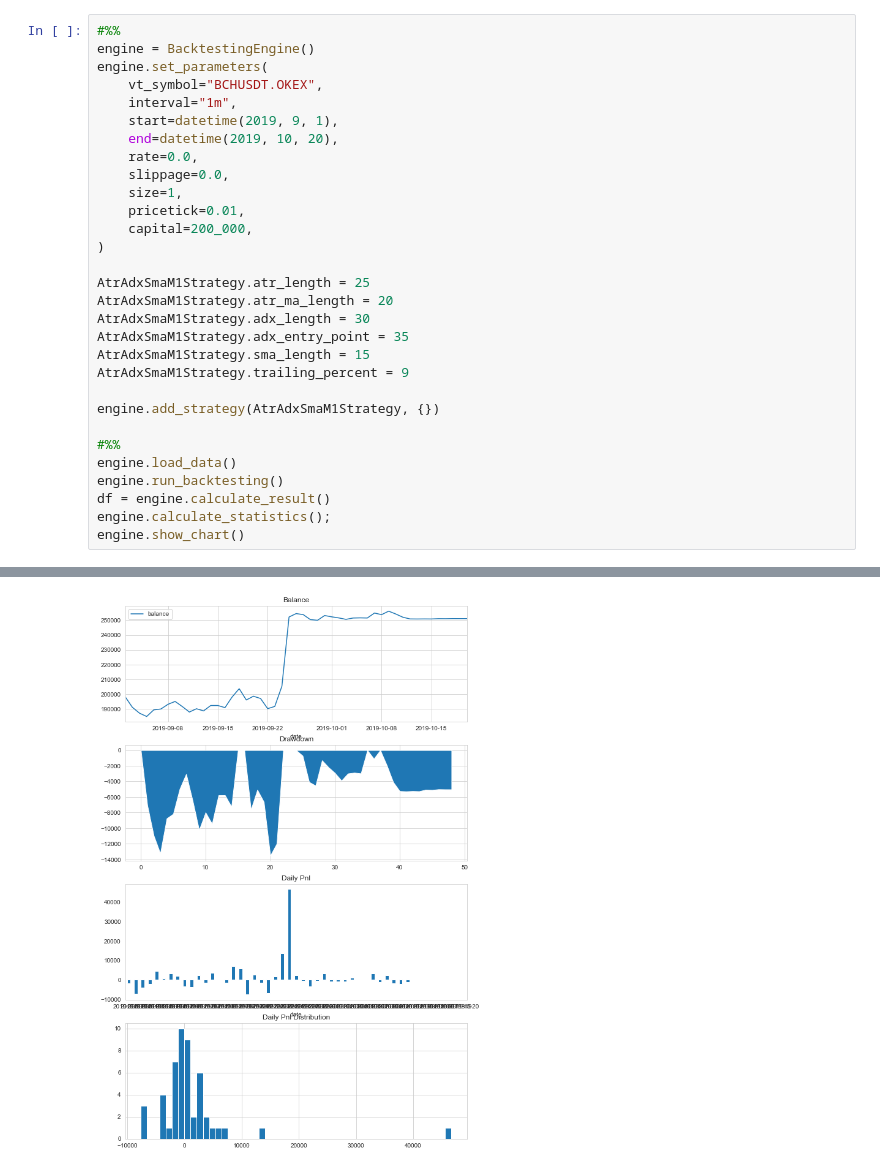
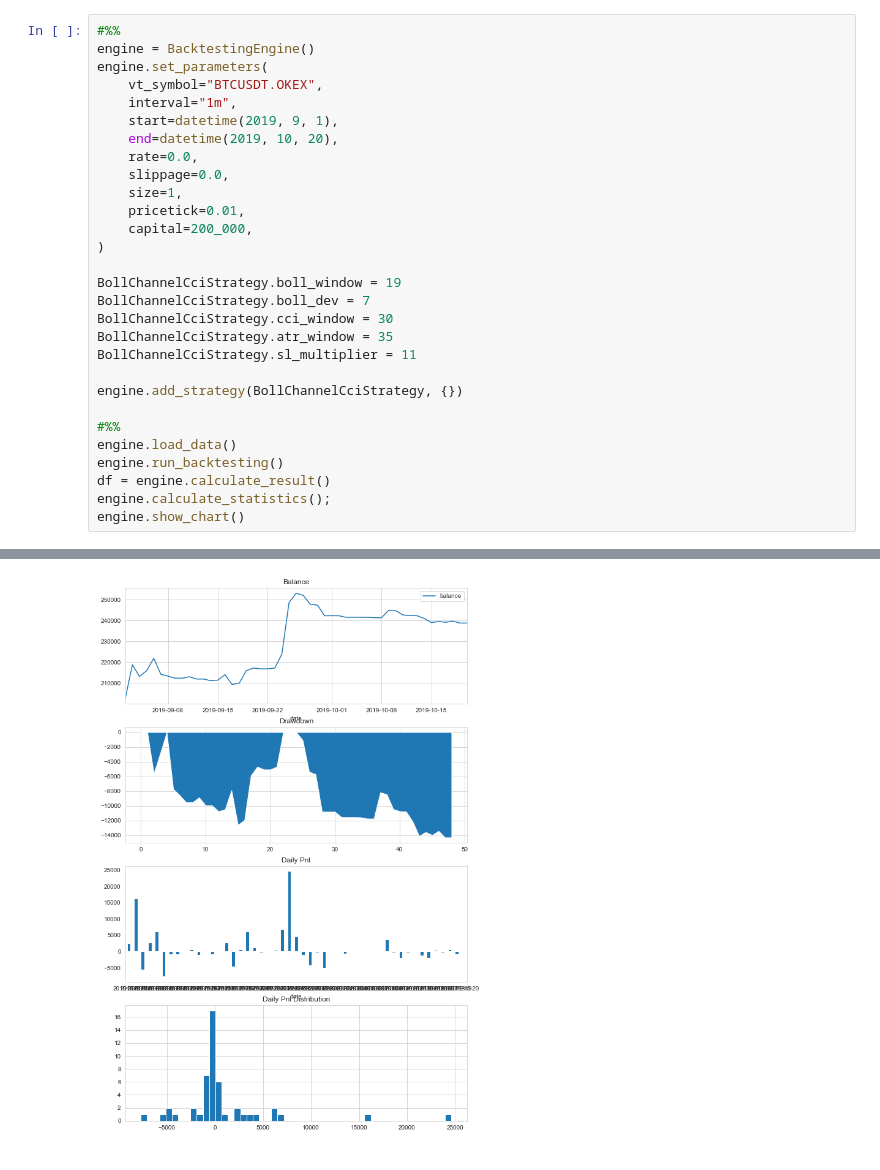
Before and after one commit to holmescn/vnpy, a Jupyter notebook: examples/cta_backtesting/backtesting_opt.ipynb, the cells around one changed output, grey strips where cells are left out. Saved outputs shown, nothing was run; the diff lists cells and outputs as text.

Commit message:
Done ATR-ADX-SMA optimize, Start BollChannel-CCI optimize.

```diff
--- a/examples/cta_backtesting/backtesting_opt.ipynb
+++ b/examples/cta_backtesting/backtesting_opt.ipynb
@@ -7,7 +7,7 @@ from datetime import datetime
 #%%
 engine = BacktestingEngine()
 engine.set_parameters(
-    vt_symbol="BCHUSDT.OKEX",
+    vt_symbol="BTCUSDT.OKEX",
     interval="1m",
     start=datetime(2019, 9, 1),
     end=datetime(2019, 10, 20),
@@ -18,14 +18,13 @@ engine.set_parameters(
     capital=200_000,
 )
 
-AtrAdxSmaM1Strategy.atr_length = 25
-AtrAdxSmaM1Strategy.atr_ma_length = 20
-AtrAdxSmaM1Strategy.adx_length = 30
-AtrAdxSmaM1Strategy.adx_entry_point = 35
-AtrAdxSmaM1Strategy.sma_length = 15
-AtrAdxSmaM1Strategy.trailing_percent = 9
+BollChannelCciStrategy.boll_window = 19
+BollChannelCciStrategy.boll_dev = 7
+BollChannelCciStrategy.cci_window = 30
+BollChannelCciStrategy.atr_window = 35
+BollChannelCciStrategy.sl_multiplier = 11
 
-engine.add_strategy(AtrAdxSmaM1Strategy, {})
+engine.add_strategy(BollChannelCciStrategy, {})
 
 #%%
 engine.load_data()
@@ -54,4 +53,4 @@ engine.show_chart()
-[figure, old version]
+[figure, new version]
 # %%
 setting = OptimizationSetting()
 setting.set_target("total_return")
```
Also changed, not shown: parts of 3 cells of this notebook, 22 other files.
